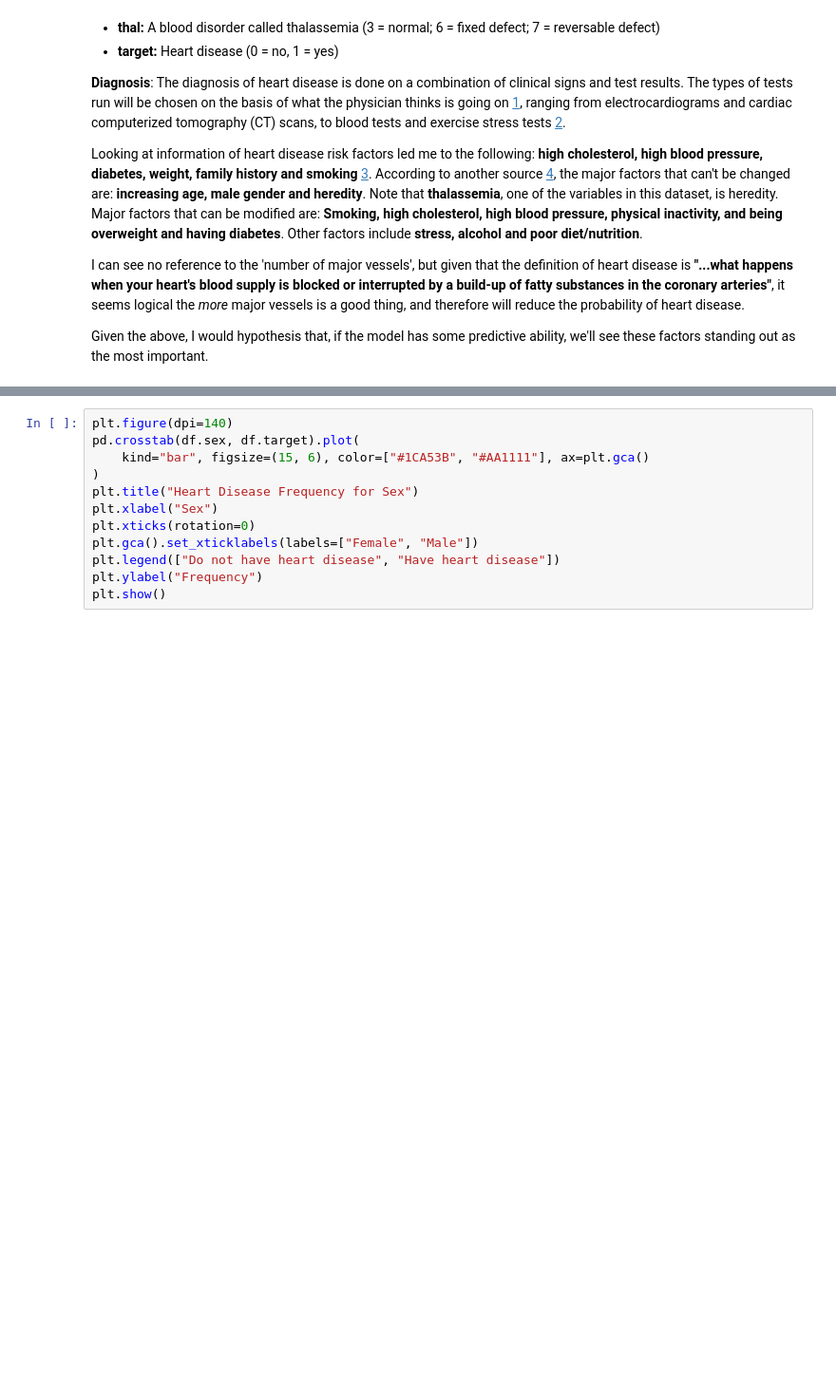
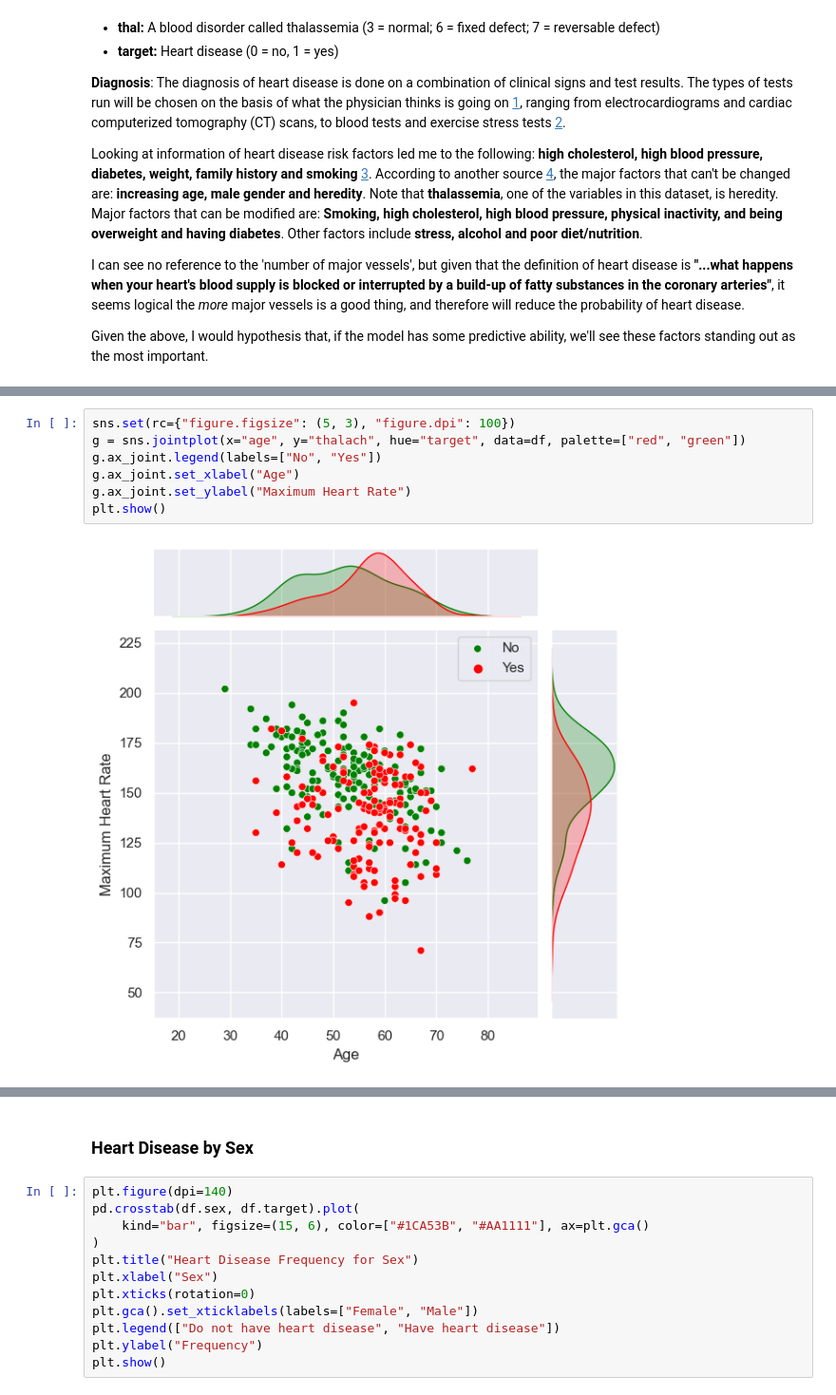
Before and after one commit to jacob5412/Kaggle-Notes, a Jupyter notebook: Heart_Disease_UCI/heart-disease-classifications-machine-learning.ipynb, the cells around one changed output, grey strips where cells are left out. Shown at 95% size. Drawn from its saved outputs; the diff is of its cells as text; blank space fills up the shorter version.

```diff
--- a/Heart_Disease_UCI/heart-disease-classifications-machine-learning.ipynb
+++ b/Heart_Disease_UCI/heart-disease-classifications-machine-learning.ipynb
@@ -138,3 +170,12 @@ plt.show()
 # %% [output]
 [figure]
 [interactive output not drawn]
+# %%
+sns.set(rc={"figure.figsize": (5, 3), "figure.dpi": 100})
+g = sns.jointplot(x="age", y="thalach", hue="target", data=df, palette=["red", "green"])
+g.ax_joint.legend(labels=["No", "Yes"])
+g.ax_joint.set_xlabel("Age")
+g.ax_joint.set_ylabel("Maximum Heart Rate")
+plt.show()
+# %% [output]
+[figure, added]
@@ -141,3 +183,5 @@ plt.show()
+# %% [markdown]
+### Heart Disease by Sex
 # %%
 plt.figure(dpi=140)
 pd.crosstab(df.sex, df.target).plot(
```
Also changed, not shown: parts of 38 cells of this notebook, 3 other files.
